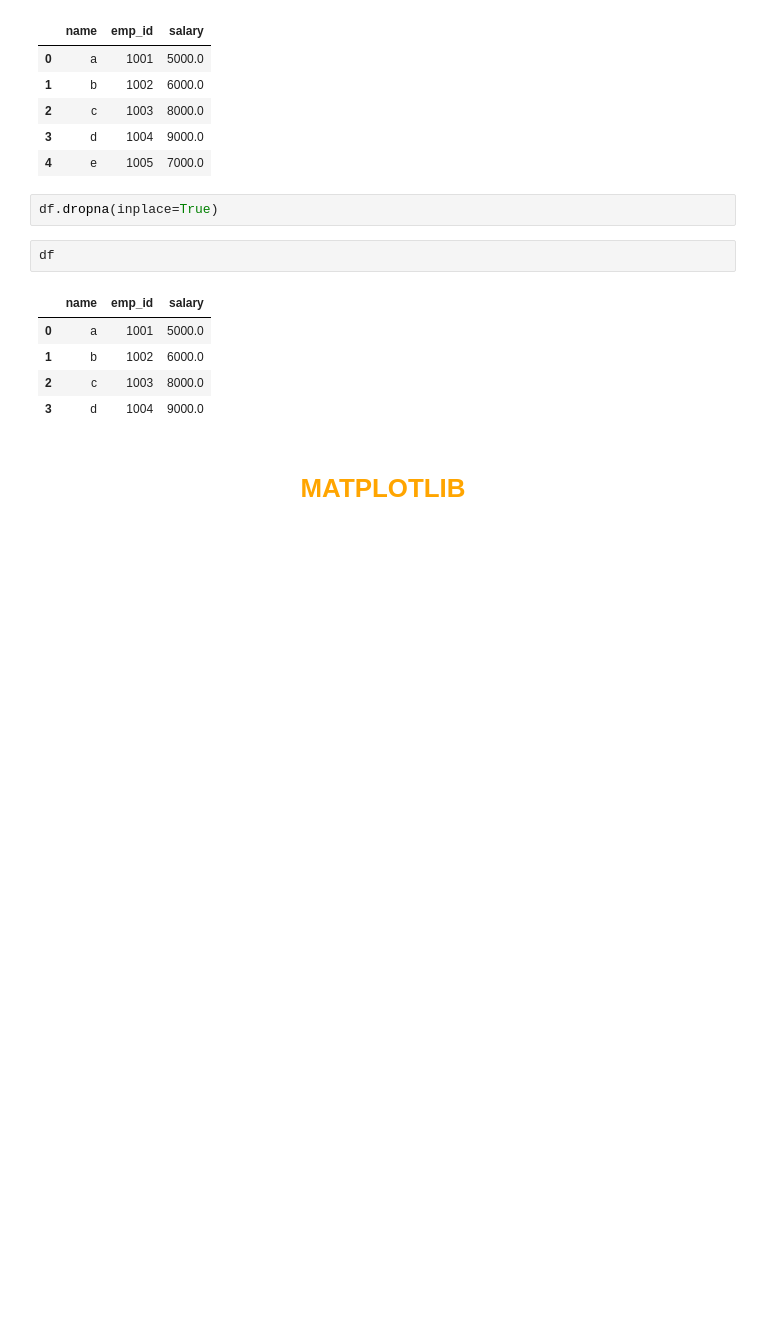
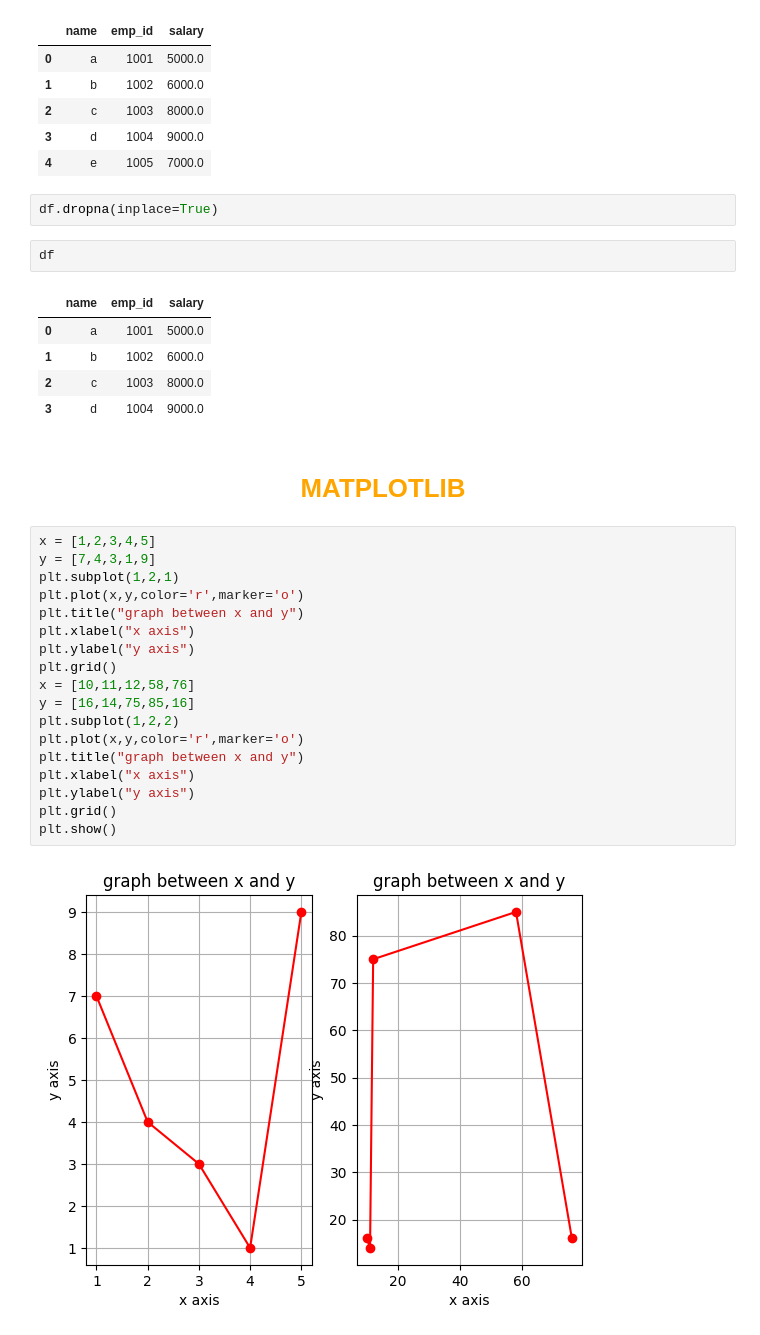
Before and after one commit to ThunderboltGM/Technical-session, a Jupyter notebook: Day-2.ipynb, the cells around one changed output. Saved outputs shown, nothing was run; the diff lists cells and outputs as text; blank space fills up the shorter version.

```diff
--- a/Day-2.ipynb
+++ b/Day-2.ipynb
@@ -52,6 +52,26 @@ df
 | 3 | d | 1004 | 9000.0 |
 # %% [markdown]
 <h1 style="color:orange;text-align:center">MATPLOTLIB</h1>
+# %%
+x = [1,2,3,4,5]
+y = [7,4,3,1,9]
+plt.subplot(1,2,1)
+plt.plot(x,y,color='r',marker='o')
+plt.title("graph between x and y")
+plt.xlabel("x axis")
+plt.ylabel("y axis")
+plt.grid()
+x = [10,11,12,58,76]
+y = [16,14,75,85,16]
+plt.subplot(1,2,2)
+plt.plot(x,y,color='r',marker='o')
+plt.title("graph between x and y")
+plt.xlabel("x axis")
+plt.ylabel("y axis")
+plt.grid()
+plt.show()
+# %% [output]
+[figure, added]
 # %%
 x = [1,2,3,4,5]
 y = [7,4,3,1,9]
```
Also changed, not shown: parts of 12 cells of this notebook.
